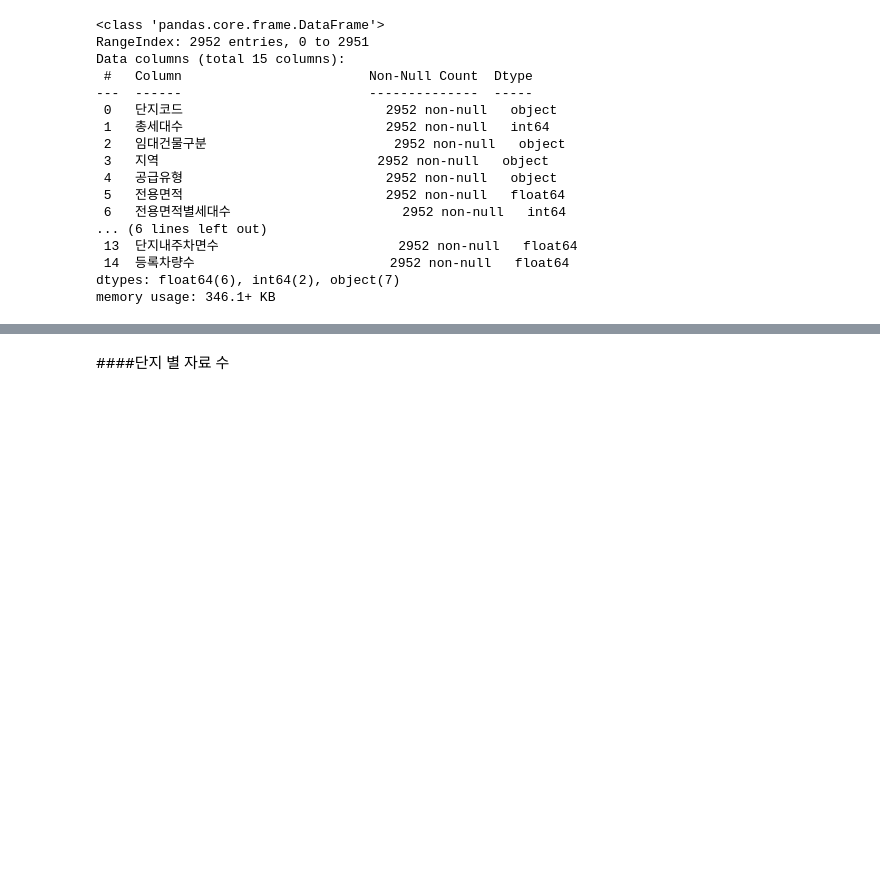
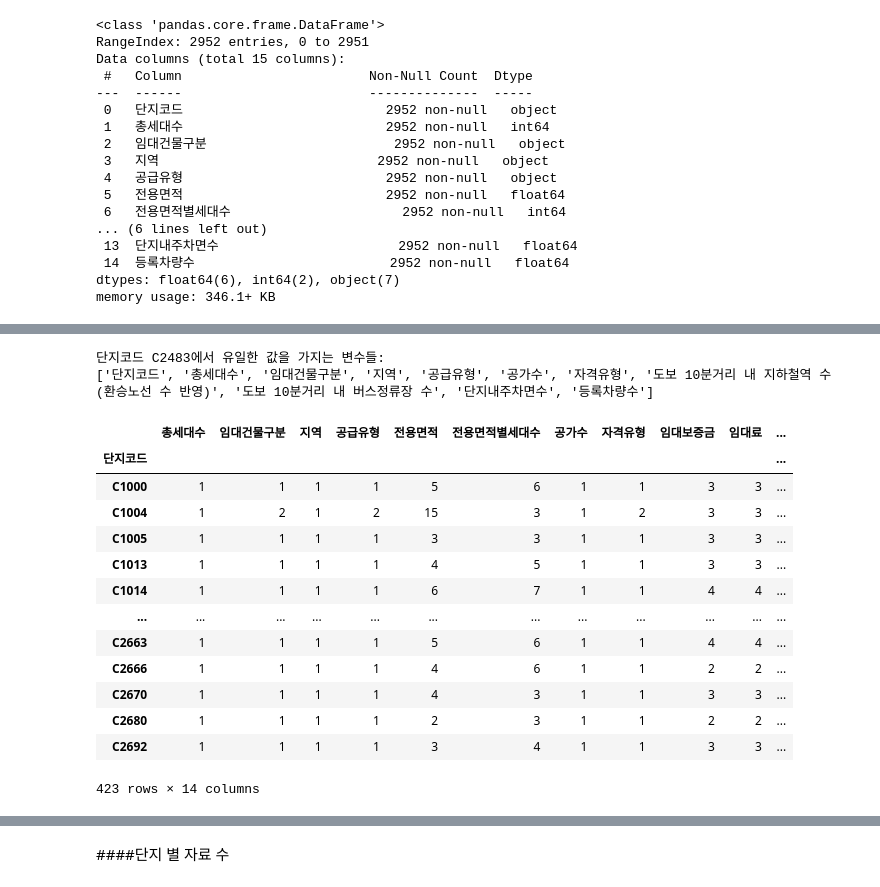
Before and after one commit to yoonyoung27/prac_python, a Jupyter notebook: parking_demand_prediction.ipynb, the cells around one changed output, grey strips where cells are left out. Cells and saved outputs as stored; diff of their text form; code cells hidden in the pictures; blank space fills up the shorter version.

```diff
--- a/parking_demand_prediction.ipynb
+++ b/parking_demand_prediction.ipynb
@@ -43,0 +76,14 @@ memory usage: 346.1+ KB
+# %%
+# 임대보증금과 임대료는 '-'을 null로 바꾼 후 float로 타입 변경
+
+import numpy as np
+
+train.loc[train.임대보증금=='-', '임대보증금'] = np.nan
+test.loc[test.임대보증금=='-', '임대보증금'] = np.nan
+train['임대보증금'] = train['임대보증금'].astype(float)
+test['임대보증금'] = test['임대보증금'].astype(float)
+
+train.loc[train.임대료=='-', '임대료'] = np.nan
+test.loc[test.임대료=='-', '임대료'] = np.nan
+train['임대료'] = train['임대료'].astype(float)
+test['임대료'] = test['임대료'].astype(float)
@@ -43,0 +159,4 @@ memory usage: 346.1+ KB
+# %%
+# 임대보증금과 임대료가 NULL인 경우는 0으로 대체하는 것이 좋아보임
+train[['임대보증금', '임대료']] = train[['임대보증금', '임대료']].fillna(0)
+test[['임대보증금', '임대료']] = test[['임대보증금', '임대료']].fillna(0)
@@ -43,0 +182,4 @@ memory usage: 346.1+ KB
+# %%
+cols = ['도보 10분거리 내 지하철역 수(환승노선 수 반영)', '도보 10분거리 내 버스정류장 수']
+train[cols] = train[cols].fillna(0)
+test[cols] = test[cols].fillna(0)
@@ -43,0 +223,4 @@ memory usage: 346.1+ KB
+# %%
+# 중복되는 데이터는 제거하고 분석을 진행하는 것이 좋아보임
+train = train.drop_duplicates()
+test = test.drop_duplicates()
@@ -43,0 +239,22 @@ memory usage: 346.1+ KB
+# %%
+print(f"단지코드 C2483에서 유일한 값을 가지는 변수들:\n{list(train.columns[train[train.단지코드=='C2483'].nunique()==1])}")
+# %% [output]
+단지코드 C2483에서 유일한 값을 가지는 변수들:
+['단지코드', '총세대수', '임대건물구분', '지역', '공급유형', '공가수', '자격유형', '도보 10분거리 내 지하철역 수(환승노선 수 반영)', '도보 10분거리 내 버스정류장 수', '단지내주차면수', '등록차량수']
+# %%
+train.groupby(['단지코드']).nunique(dropna=False)
+# %% [output]
+|  | 총세대수 | 임대건물구분 | 지역 | 공급유형 | 전용면적 | 전용면적별세대수 | 공가수 | 자격유형 | 임대보증금 | 임대료 | ... |
+| 단지코드 |  |  |  |  |  |  |  |  |  |  | ... |
+| C1000 | 1 | 1 | 1 | 1 | 5 | 6 | 1 | 1 | 3 | 3 | ... |
+| C1004 | 1 | 2 | 1 | 2 | 15 | 3 | 1 | 2 | 3 | 3 | ... |
+| C1005 | 1 | 1 | 1 | 1 | 3 | 3 | 1 | 1 | 3 | 3 | ... |
+| C1013 | 1 | 1 | 1 | 1 | 4 | 5 | 1 | 1 | 3 | 3 | ... |
+| C1014 | 1 | 1 | 1 | 1 | 6 | 7 | 1 | 1 | 4 | 4 | ... |
+| ... | ... | ... | ... | ... | ... | ... | ... | ... | ... | ... | ... |
+| C2663 | 1 | 1 | 1 | 1 | 5 | 6 | 1 | 1 | 4 | 4 | ... |
+| C2666 | 1 | 1 | 1 | 1 | 4 | 6 | 1 | 1 | 2 | 2 | ... |
+| C2670 | 1 | 1 | 1 | 1 | 4 | 3 | 1 | 1 | 3 | 3 | ... |
+| C2680 | 1 | 1 | 1 | 1 | 2 | 3 | 1 | 1 | 2 | 2 | ... |
+| C2692 | 1 | 1 | 1 | 1 | 3 | 4 | 1 | 1 | 3 | 3 | ... |
+423 rows × 14 columns
```
Also changed, not shown: parts of 25 cells of this notebook.
